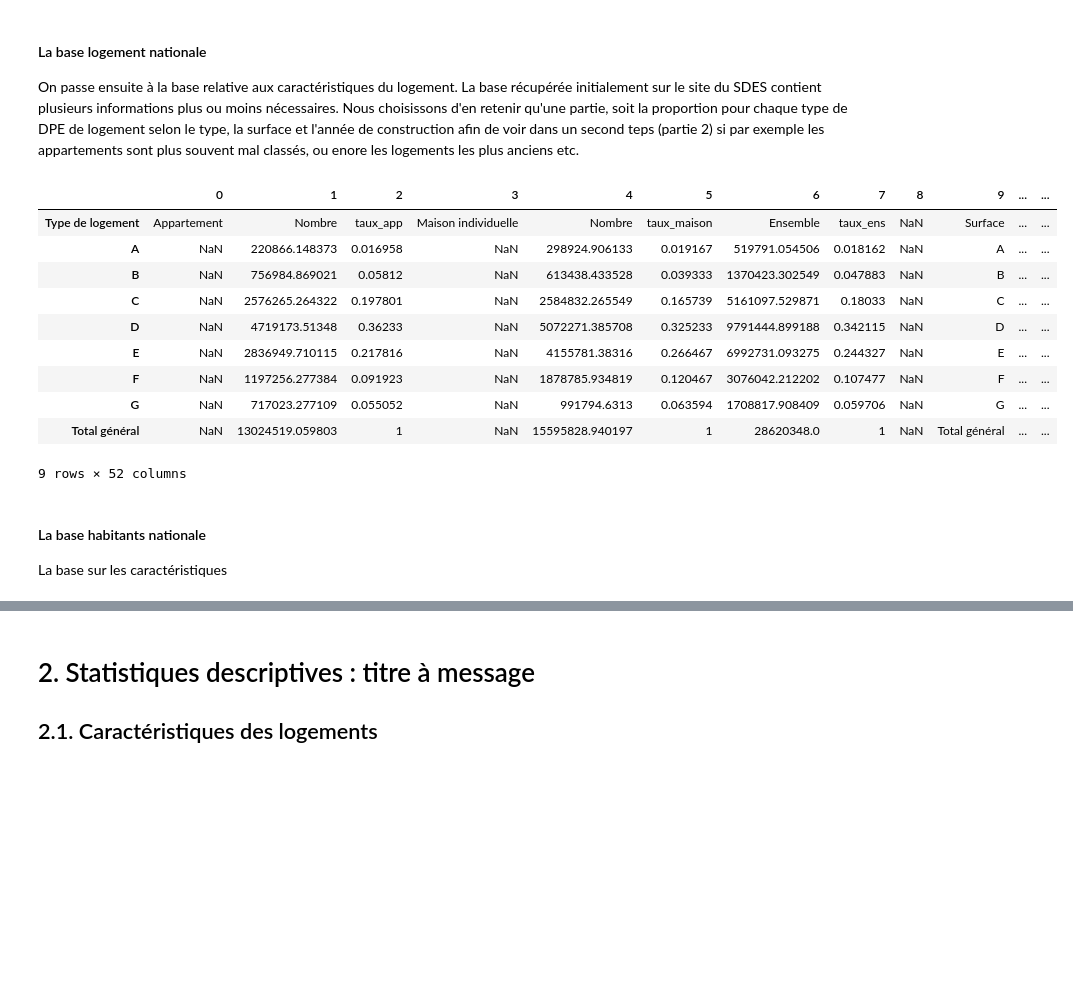
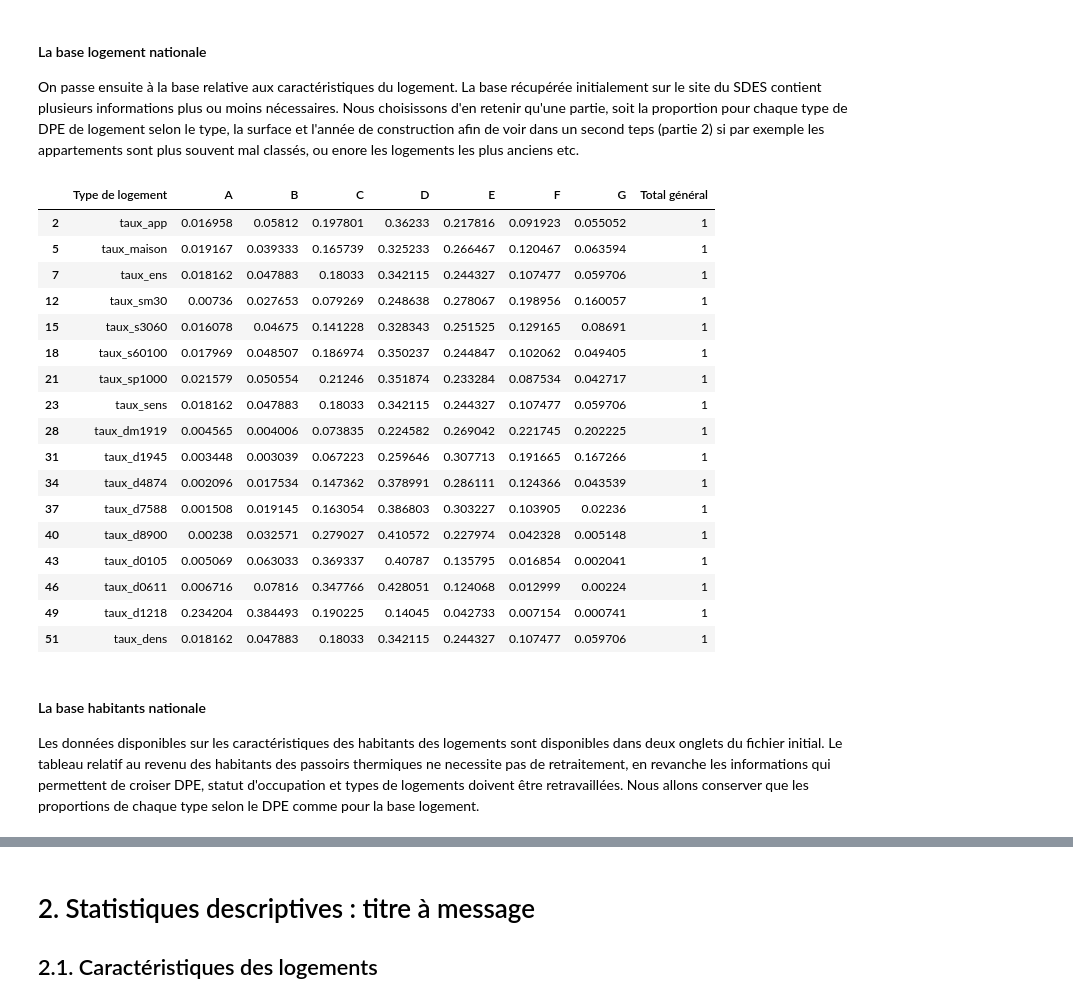
Before and after one commit to f-b-l/python2A, a Jupyter notebook: debut projet-LP-21-10-22.ipynb, the cells around one changed output, grey strips where cells are left out. Drawn from its saved outputs; the diff is of its cells as text; code cells hidden in the pictures; blank space fills up the shorter version.

Commit message:
Nettoyages des données + premiers graphiques
nettoyages des données à l'échelle nationale + premiers graphiques dans la partie statistiques descriptives

```diff
--- a/debut projet-LP-21-10-22.ipynb
+++ b/debut projet-LP-21-10-22.ipynb
@@ -265,45 +360,87 @@ Nous choisissons d'en retenir qu'une partie, soit la proportion pour chaque type
 #df_log_nat
 # %%
 df_log_nat_work = df_log_nat.copy()
-#sur le type de logemet
+#sur le type de logement
 df_log_nat_work.iloc[2,0]="taux_app"
 df_log_nat_work.iloc[5,0]="taux_maison"
 df_log_nat_work.iloc[7,0]="taux_ens"
 #sur la surface
 df_log_nat_work.iloc[12,0]="taux_sm30"
 df_log_nat_work.iloc[15,0]="taux_s3060"
 df_log_nat_work.iloc[18,0]="taux_s60100"
 df_log_nat_work.iloc[21,0]="taux_sp1000"
 df_log_nat_work.iloc[23,0]="taux_sens"
 #sur la date de construction
 df_log_nat_work.iloc[28,0]="taux_dm1919"
 df_log_nat_work.iloc[31,0]="taux_d1945"
 df_log_nat_work.iloc[34,0]="taux_d4874"
 df_log_nat_work.iloc[37,0]="taux_d7588"
 df_log_nat_work.iloc[40,0]="taux_d8900"
 df_log_nat_work.iloc[43,0]="taux_d0105"
 df_log_nat_work.iloc[46,0]="taux_d0611"
 df_log_nat_work.iloc[49,0]="taux_d1218"
 df_log_nat_work.iloc[51,0]="taux_dens"
-#on transpose
-df_log_nat_work_T=df_log_nat_work.transpose()
-df_log_nat_work_T
-#on supprime les colonnes inutiles
-#df_log_nat_work_Tt=df_log_nat_work_T.drop(columns=["Appartement", "Nombre", "Ensemble"])
+#on supprime les lignes inutiles
+df_log_nat_work=df_log_nat_work.drop(labels=None, axis=0, index=0)
+df_log_nat_work=df_log_nat_work.drop(labels=None, axis=0, index=1)
+df_log_nat_work=df_log_nat_work.drop(labels=None, axis=0, index=3)
+df_log_nat_work=df_log_nat_work.drop(labels=None, axis=0, index=4)
+df_log_nat_work=df_log_nat_work.drop(labels=None, axis=0, index=6)
+df_log_nat_work=df_log_nat_work.drop(labels=None, axis=0, index=8)
+df_log_nat_work=df_log_nat_work.drop(labels=None, axis=0, index=9)
+df_log_nat_work=df_log_nat_work.drop(labels=None, axis=0, index=10)
+df_log_nat_work=df_log_nat_work.drop(labels=None, axis=0, index=11)
+df_log_nat_work=df_log_nat_work.drop(labels=None, axis=0, index=13)
+df_log_nat_work=df_log_nat_work.drop(labels=None, axis=0, index=14)
+df_log_nat_work=df_log_nat_work.drop(labels=None, axis=0, index=16)
+df_log_nat_work=df_log_nat_work.drop(labels=None, axis=0, index=17)
+df_log_nat_work=df_log_nat_work.drop(labels=None, axis=0, index=19)
+df_log_nat_work=df_log_nat_work.drop(labels=None, axis=0, index=20)
+df_log_nat_work=df_log_nat_work.drop(labels=None, axis=0, index=22)
+df_log_nat_work=df_log_nat_work.drop(labels=None, axis=0, index=24)
+df_log_nat_work=df_log_nat_work.drop(labels=None, axis=0, index=25)
+df_log_nat_work=df_log_nat_work.drop(labels=None, axis=0, index=26)
+df_log_nat_work=df_log_nat_work.drop(labels=None, axis=0, index=27)
+df_log_nat_work=df_log_nat_work.drop(labels=None, axis=0, index=29)
+df_log_nat_work=df_log_nat_work.drop(labels=None, axis=0, index=30)
+df_log_nat_work=df_log_nat_work.drop(labels=None, axis=0, index=32)
+df_log_nat_work=df_log_nat_work.drop(labels=None, axis=0, index=33)
+df_log_nat_work=df_log_nat_work.drop(labels=None, axis=0, index=35)
+df_log_nat_work=df_log_nat_work.drop(labels=None, axis=0, index=36)
+df_log_nat_work=df_log_nat_work.drop(labels=None, axis=0, index=38)
+df_log_nat_work=df_log_nat_work.drop(labels=None, axis=0, index=39)
+df_log_nat_work=df_log_nat_work.drop(labels=None, axis=0, index=41)
+df_log_nat_work=df_log_nat_work.drop(labels=None, axis=0, index=42)
+df_log_nat_work=df_log_nat_work.drop(labels=None, axis=0, index=44)
+df_log_nat_work=df_log_nat_work.drop(labels=None, axis=0, index=45)
+df_log_nat_work=df_log_nat_work.drop(labels=None, axis=0, index=47)
+df_log_nat_work=df_log_nat_work.drop(labels=None, axis=0, index=48)
+df_log_nat_work=df_log_nat_work.drop(labels=None, axis=0, index=50)
+df_log_nat_work
+#on transpose #
+#df_log_nat_work_T=df_log_nat_work.transpose()
+#df_log_nat_work_T_df
 # %% [output]
-|  | 0 | 1 | 2 | 3 | 4 | 5 | 6 | 7 | 8 | 9 | ... | ... |
-| Type de logement | Appartement | Nombre | taux_app | Maison individuelle | Nombre | taux_maison | Ensemble | taux_ens | NaN | Surface | ... | ... |
-| A | NaN | 220866.148373 | 0.016958 | NaN | 298924.906133 | 0.019167 | 519791.054506 | 0.018162 | NaN | A | ... | ... |
-| B | NaN | 756984.869021 | 0.05812 | NaN | 613438.433528 | 0.039333 | 1370423.302549 | 0.047883 | NaN | B | ... | ... |
-| C | NaN | 2576265.264322 | 0.197801 | NaN | 2584832.265549 | 0.165739 | 5161097.529871 | 0.18033 | NaN | C | ... | ... |
-| D | NaN | 4719173.51348 | 0.36233 | NaN | 5072271.385708 | 0.325233 | 9791444.899188 | 0.342115 | NaN | D | ... | ... |
-| E | NaN | 2836949.710115 | 0.217816 | NaN | 4155781.38316 | 0.266467 | 6992731.093275 | 0.244327 | NaN | E | ... | ... |
-| F | NaN | 1197256.277384 | 0.091923 | NaN | 1878785.934819 | 0.120467 | 3076042.212202 | 0.107477 | NaN | F | ... | ... |
-| G | NaN | 717023.277109 | 0.055052 | NaN | 991794.6313 | 0.063594 | 1708817.908409 | 0.059706 | NaN | G | ... | ... |
-| Total général | NaN | 13024519.059803 | 1 | NaN | 15595828.940197 | 1 | 28620348.0 | 1 | NaN | Total général | ... | ... |
+|  | Type de logement | A | B | C | D | E | F | G | Total général |
+| 2 | taux_app | 0.016958 | 0.05812 | 0.197801 | 0.36233 | 0.217816 | 0.091923 | 0.055052 | 1 |
+| 5 | taux_maison | 0.019167 | 0.039333 | 0.165739 | 0.325233 | 0.266467 | 0.120467 | 0.063594 | 1 |
+| 7 | taux_ens | 0.018162 | 0.047883 | 0.18033 | 0.342115 | 0.244327 | 0.107477 | 0.059706 | 1 |
+| 12 | taux_sm30 | 0.00736 | 0.027653 | 0.079269 | 0.248638 | 0.278067 | 0.198956 | 0.160057 | 1 |
+| 15 | taux_s3060 | 0.016078 | 0.04675 | 0.141228 | 0.328343 | 0.251525 | 0.129165 | 0.08691 | 1 |
+| 18 | taux_s60100 | 0.017969 | 0.048507 | 0.186974 | 0.350237 | 0.244847 | 0.102062 | 0.049405 | 1 |
+| 21 | taux_sp1000 | 0.021579 | 0.050554 | 0.21246 | 0.351874 | 0.233284 | 0.087534 | 0.042717 | 1 |
+| 23 | taux_sens | 0.018162 | 0.047883 | 0.18033 | 0.342115 | 0.244327 | 0.107477 | 0.059706 | 1 |
+| 28 | taux_dm1919 | 0.004565 | 0.004006 | 0.073835 | 0.224582 | 0.269042 | 0.221745 | 0.202225 | 1 |
+| 31 | taux_d1945 | 0.003448 | 0.003039 | 0.067223 | 0.259646 | 0.307713 | 0.191665 | 0.167266 | 1 |
+| 34 | taux_d4874 | 0.002096 | 0.017534 | 0.147362 | 0.378991 | 0.286111 | 0.124366 | 0.043539 | 1 |
+| 37 | taux_d7588 | 0.001508 | 0.019145 | 0.163054 | 0.386803 | 0.303227 | 0.103905 | 0.02236 | 1 |
+| 40 | taux_d8900 | 0.00238 | 0.032571 | 0.279027 | 0.410572 | 0.227974 | 0.042328 | 0.005148 | 1 |
+| 43 | taux_d0105 | 0.005069 | 0.063033 | 0.369337 | 0.40787 | 0.135795 | 0.016854 | 0.002041 | 1 |
+| 46 | taux_d0611 | 0.006716 | 0.07816 | 0.347766 | 0.428051 | 0.124068 | 0.012999 | 0.00224 | 1 |
+| 49 | taux_d1218 | 0.234204 | 0.384493 | 0.190225 | 0.14045 | 0.042733 | 0.007154 | 0.000741 | 1 |
+| 51 | taux_dens | 0.018162 | 0.047883 | 0.18033 | 0.342115 | 0.244327 | 0.107477 | 0.059706 | 1 |
-9 rows × 52 columns
 # %% [markdown]
 #### La base habitants nationale
 
-La base sur les caractéristiques
+Les données disponibles sur les caractéristiques des habitants des logements sont disponibles dans deux onglets du fichier initial. Le tableau relatif au revenu des habitants des passoirs thermiques ne necessite pas de retraitement, en revanche les informations qui permettent de croiser DPE, statut d'occupation et types de logements doivent être retravaillées. Nous allons conserver que les proportions de chaque type selon le DPE comme pour la base logement.
 # %%
```
Also changed, not shown: parts of 24 cells of this notebook.
